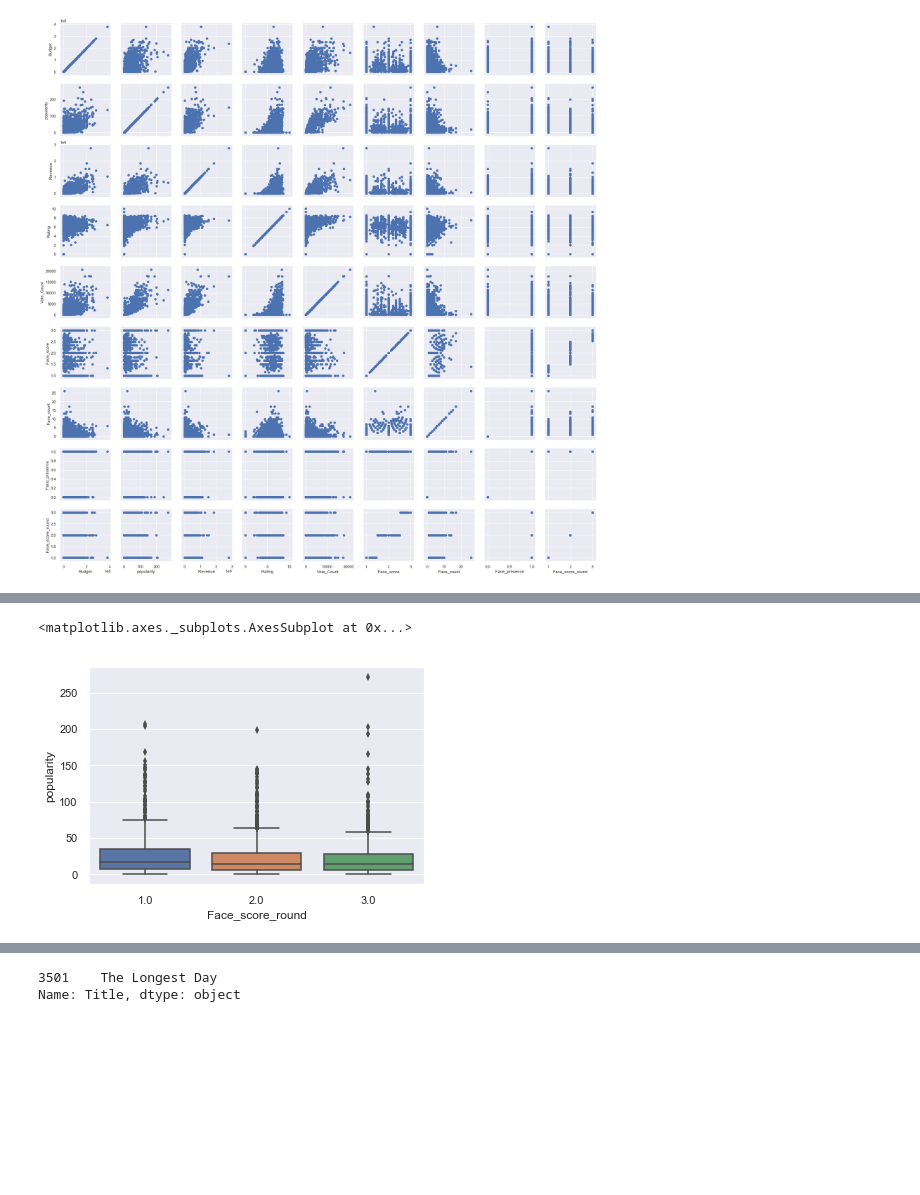
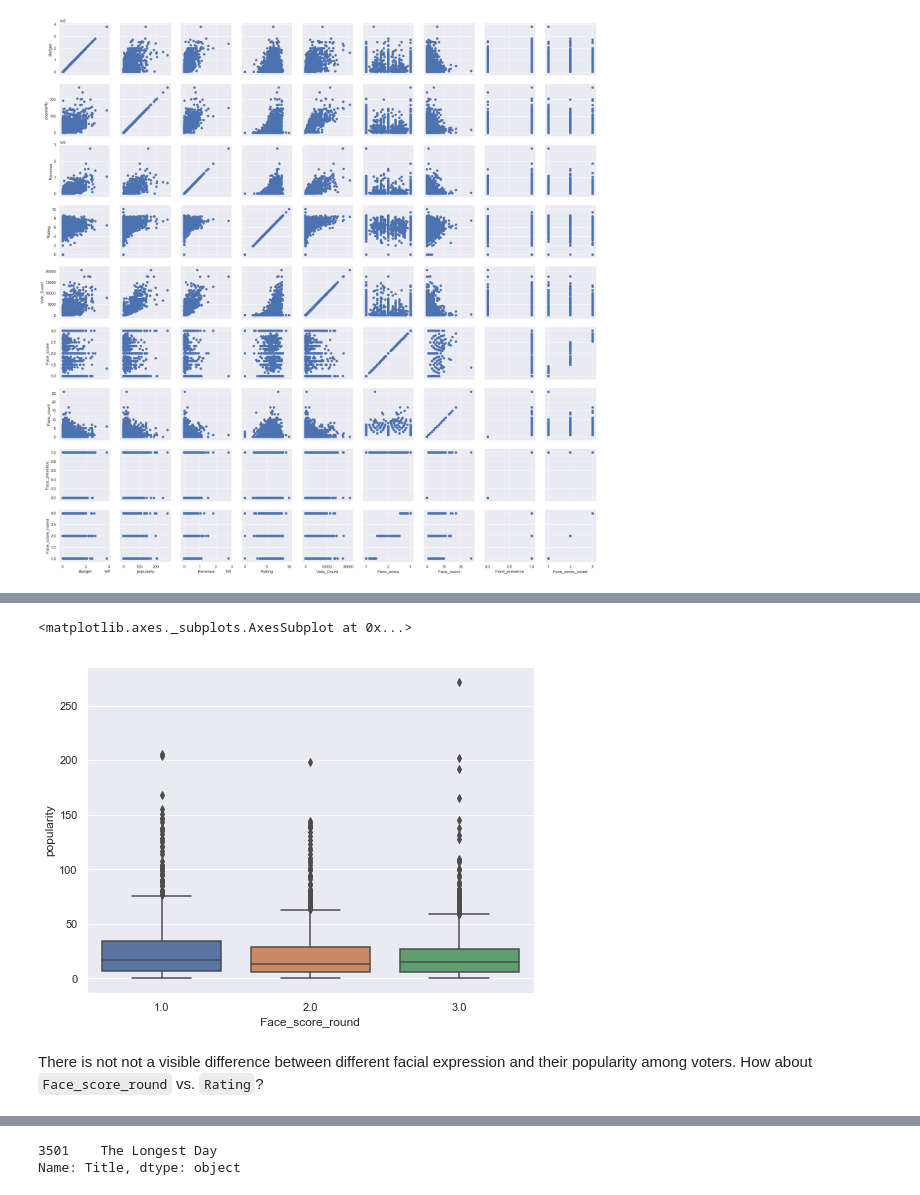
Before and after one commit to foadyousef/Movie_Emotion, a Jupyter notebook: Movie_poster_analysis.ipynb, the cells around one changed output, grey strips where cells are left out. Cells and saved outputs as stored; diff of their text form; code cells hidden in the pictures; blank space fills up the shorter version.

```diff
--- a/Movie_poster_analysis.ipynb
+++ b/Movie_poster_analysis.ipynb
@@ -383,4 +387,4 @@ dtype: object
 The release_date columns is an object whereas ideally is should be data/time. Lets change that.
 # %%
 # Changing the datatype to Date
-test = pd.to_datetime(m_df.release_date, format='%m/%d/%Y', errors='ignore')
+m_df['release_date'] = pd.to_datetime(m_df.release_date, format='%m/%d/%Y', errors='ignore')
@@ -634,8 +649,11 @@ g2 = g2.map(plt.scatter)
 # %%
+sns.set(rc={'figure.figsize':(8,6)})
 sns.boxplot(x='Face_score_round', y='popularity', data=f_df)
 # %% [output]
 <matplotlib.axes._subplots.AxesSubplot at 0x...>
-[figure, old version]
+[figure, new version]
+# %% [markdown]
+There is not not a visible difference between different facial expression and their popularity among voters. How about `Face_score_round` vs. `Rating`?
 # %%
 sns.boxplot(x='Face_score_round', y='Rating', data=f_df)
 # %% [output]
```
Also changed, not shown: parts of 54 cells of this notebook.
